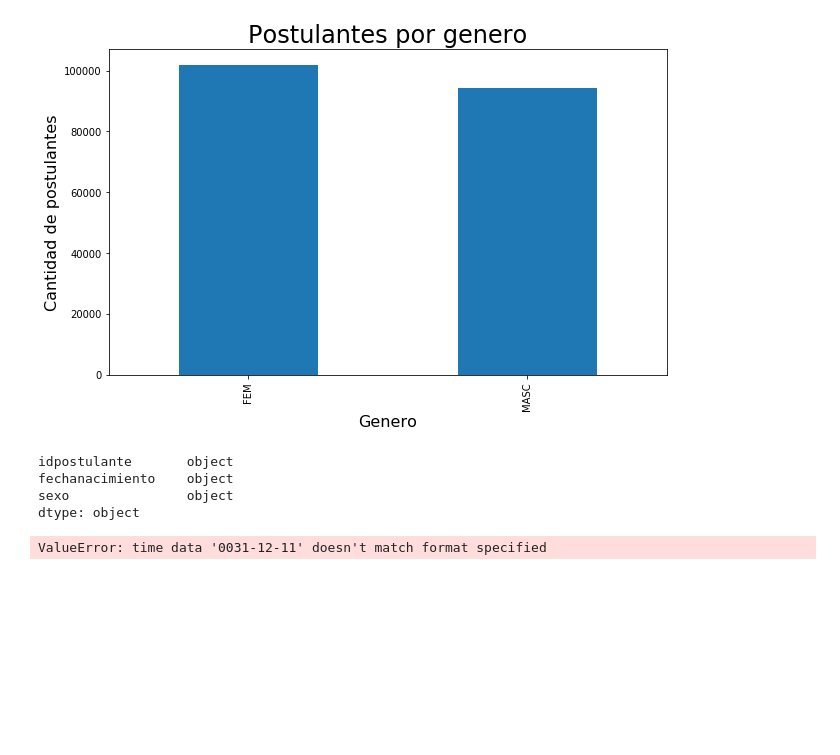
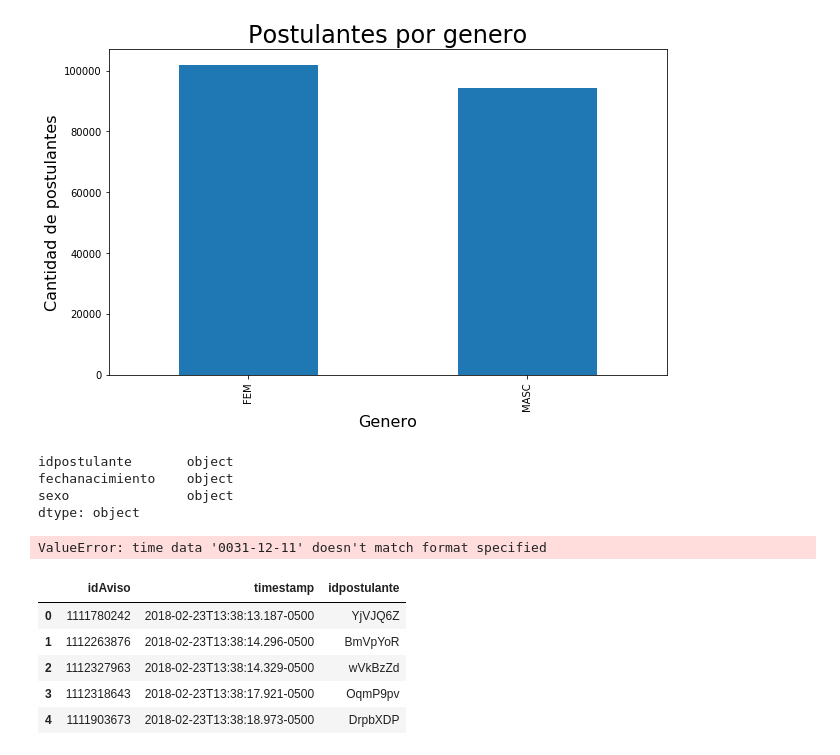
Before and after one commit to BrigliaAn/TP1-AnalisisExploratorio-ZonaJobs, a Jupyter notebook: GermanProbando.ipynb, the cells around one changed output. Drawn from its saved outputs; the diff is of its cells as text; code cells hidden in the pictures; blank space fills up the shorter version.

```diff
--- a/GermanProbando.ipynb
+++ b/GermanProbando.ipynb
@@ -177,0 +179,11 @@ ValueError: time data '0031-12-11' doesn't match format specified
+# %%
+#cargo archivo csv de las vistas
+visitas = pd.read_csv('../data/fiuba_3_vistas.csv')
+visitas.head()
+# %% [output]
+|  | idAviso | timestamp | idpostulante |
+| 0 | 1111780242 | 2018-02-23T13:38:13.187-0500 | YjVJQ6Z |
+| 1 | 1112263876 | 2018-02-23T13:38:14.296-0500 | BmVpYoR |
+| 2 | 1112327963 | 2018-02-23T13:38:14.329-0500 | wVkBzZd |
+| 3 | 1112318643 | 2018-02-23T13:38:17.921-0500 | OqmP9pv |
+| 4 | 1111903673 | 2018-02-23T13:38:18.973-0500 | DrpbXDP |
```
Also changed, not shown: parts of 11 cells of this notebook.
